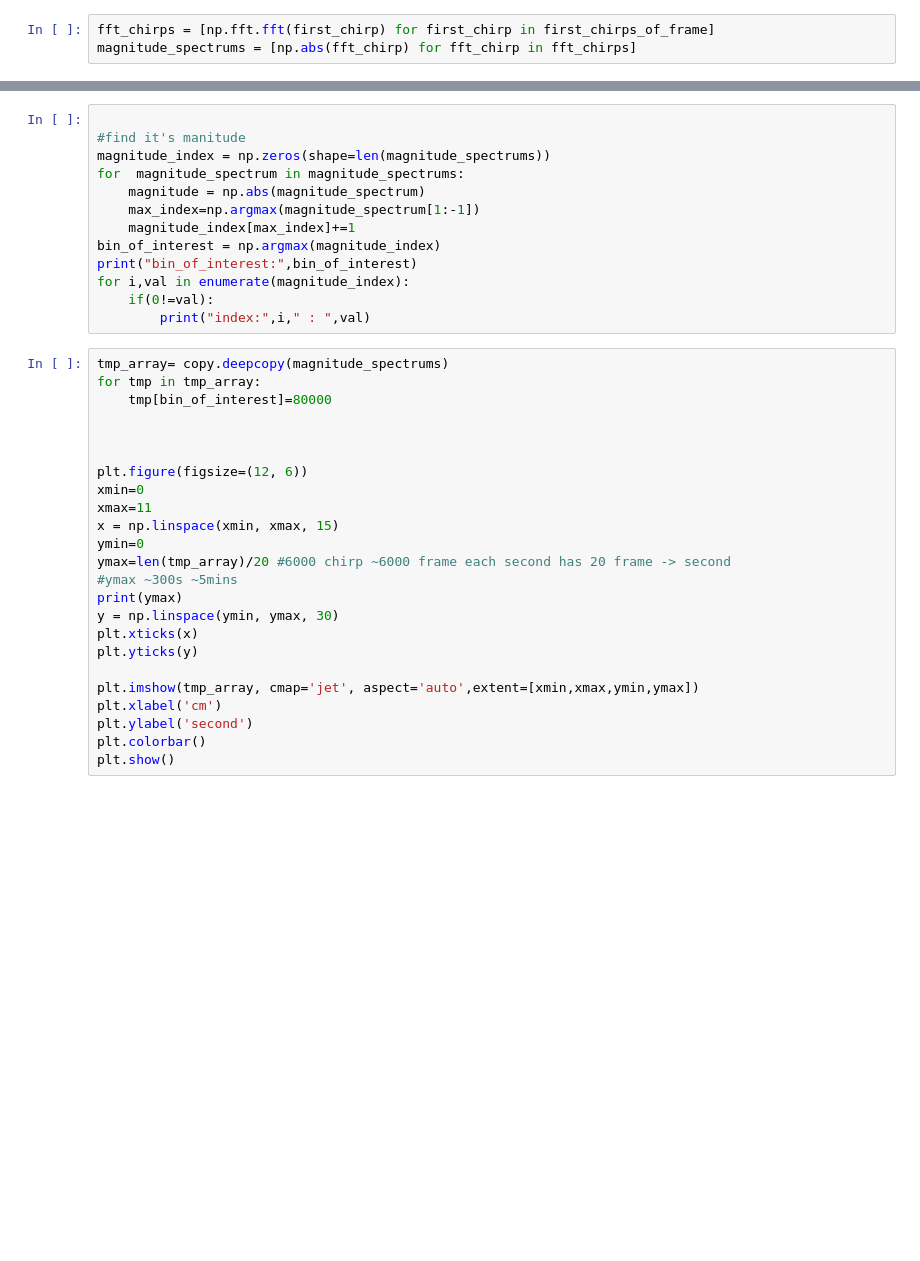
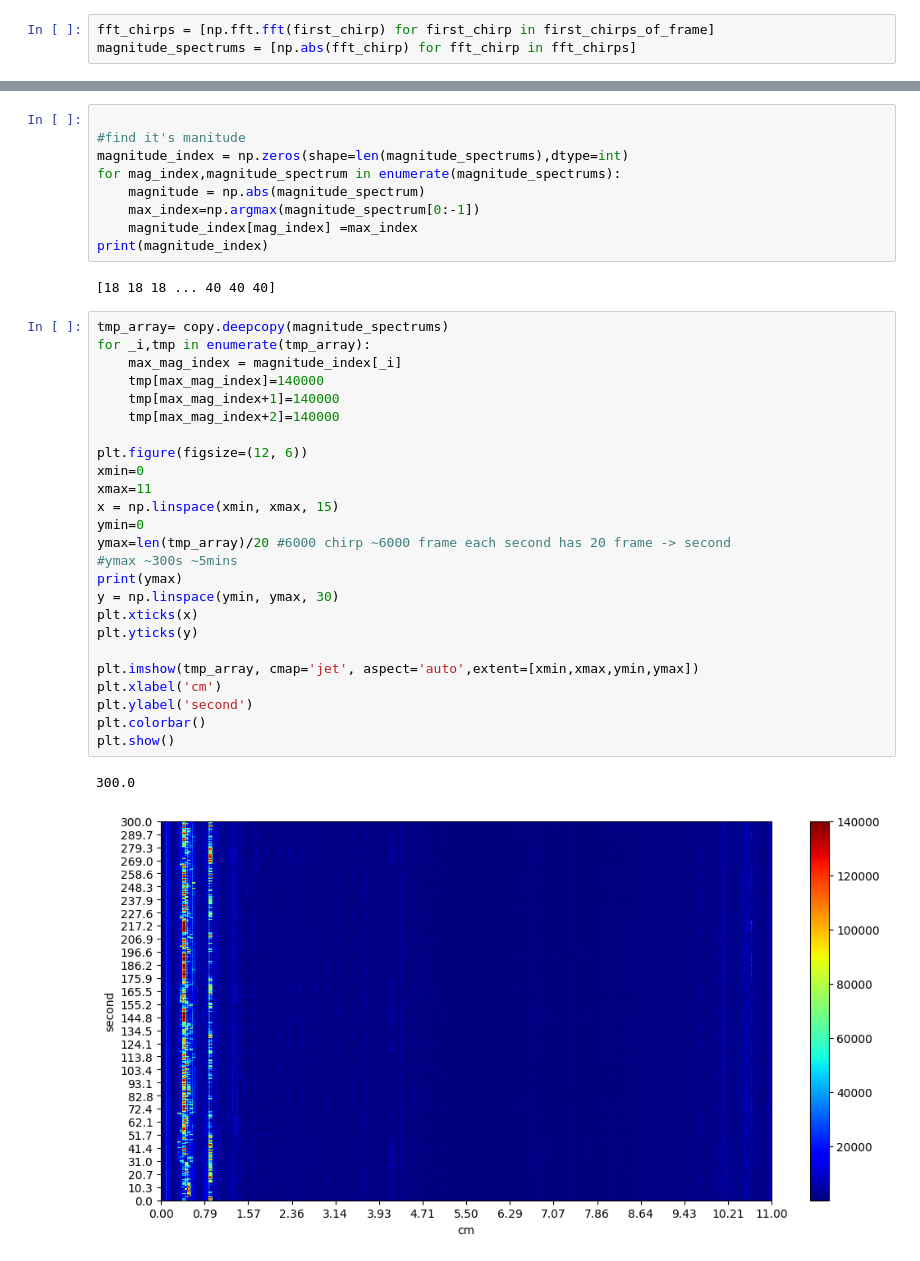
Before and after one commit to tqdinh/gensignal, a Jupyter notebook: EXTRACT_VITAL_SIGNAL_IN_FMCW_RADAR_v1.ipynb, the cells around one changed output, grey strips where cells are left out. Saved outputs shown, nothing was run; the diff lists cells and outputs as text; blank space fills up the shorter version.

```diff
--- a/EXTRACT_VITAL_SIGNAL_IN_FMCW_RADAR_v1.ipynb
+++ b/EXTRACT_VITAL_SIGNAL_IN_FMCW_RADAR_v1.ipynb
@@ -67,37 +72,39 @@ plt.show()
 # %%
 
 #find it's manitude
-magnitude_index = np.zeros(shape=len(magnitude_spectrums))
-for  magnitude_spectrum in magnitude_spectrums:
+magnitude_index = np.zeros(shape=len(magnitude_spectrums),dtype=int)
+for mag_index,magnitude_spectrum in enumerate(magnitude_spectrums):
     magnitude = np.abs(magnitude_spectrum)
-    max_index=np.argmax(magnitude_spectrum[1:-1])
-    magnitude_index[max_index]+=1
-bin_of_interest = np.argmax(magnitude_index)
-print("bin_of_interest:",bin_of_interest)
-for i,val in enumerate(magnitude_index):
-    if(0!=val):
-        print("index:",i," : ",val)
+    max_index=np.argmax(magnitude_spectrum[0:-1])
+    magnitude_index[mag_index] =max_index
+print(magnitude_index)
+# %% [output]
+[18 18 18 ... 40 40 40]
 # %%
 tmp_array= copy.deepcopy(magnitude_spectrums)
-for tmp in tmp_array:
-    tmp[bin_of_interest]=80000
-
-
+for _i,tmp in enumerate(tmp_array):
+    max_mag_index = magnitude_index[_i]
+    tmp[max_mag_index]=140000
+    tmp[max_mag_index+1]=140000
+    tmp[max_mag_index+2]=140000
 
 plt.figure(figsize=(12, 6))
 xmin=0
 xmax=11
 x = np.linspace(xmin, xmax, 15)
 ymin=0
 ymax=len(tmp_array)/20 #6000 chirp ~6000 frame each second has 20 frame -> second
 #ymax ~300s ~5mins
 print(ymax)
 y = np.linspace(ymin, ymax, 30)
 plt.xticks(x)
 plt.yticks(y)
 
 plt.imshow(tmp_array, cmap='jet', aspect='auto',extent=[xmin,xmax,ymin,ymax])
 plt.xlabel('cm')
 plt.ylabel('second')
 plt.colorbar()
 plt.show()
+# %% [output]
+300.0
+[figure, added]
```
Also changed, not shown: parts of 16 cells of this notebook, 5 other files.
